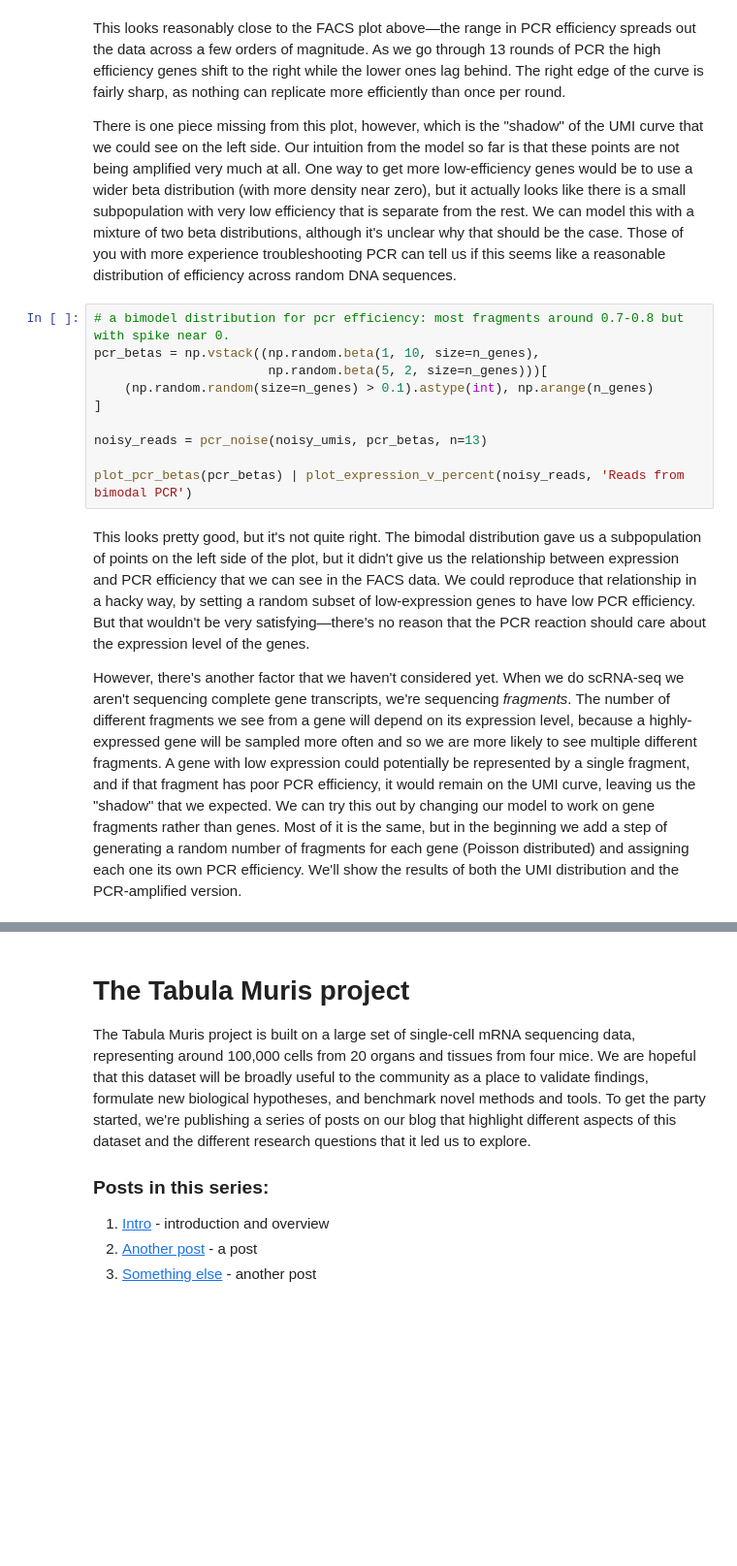
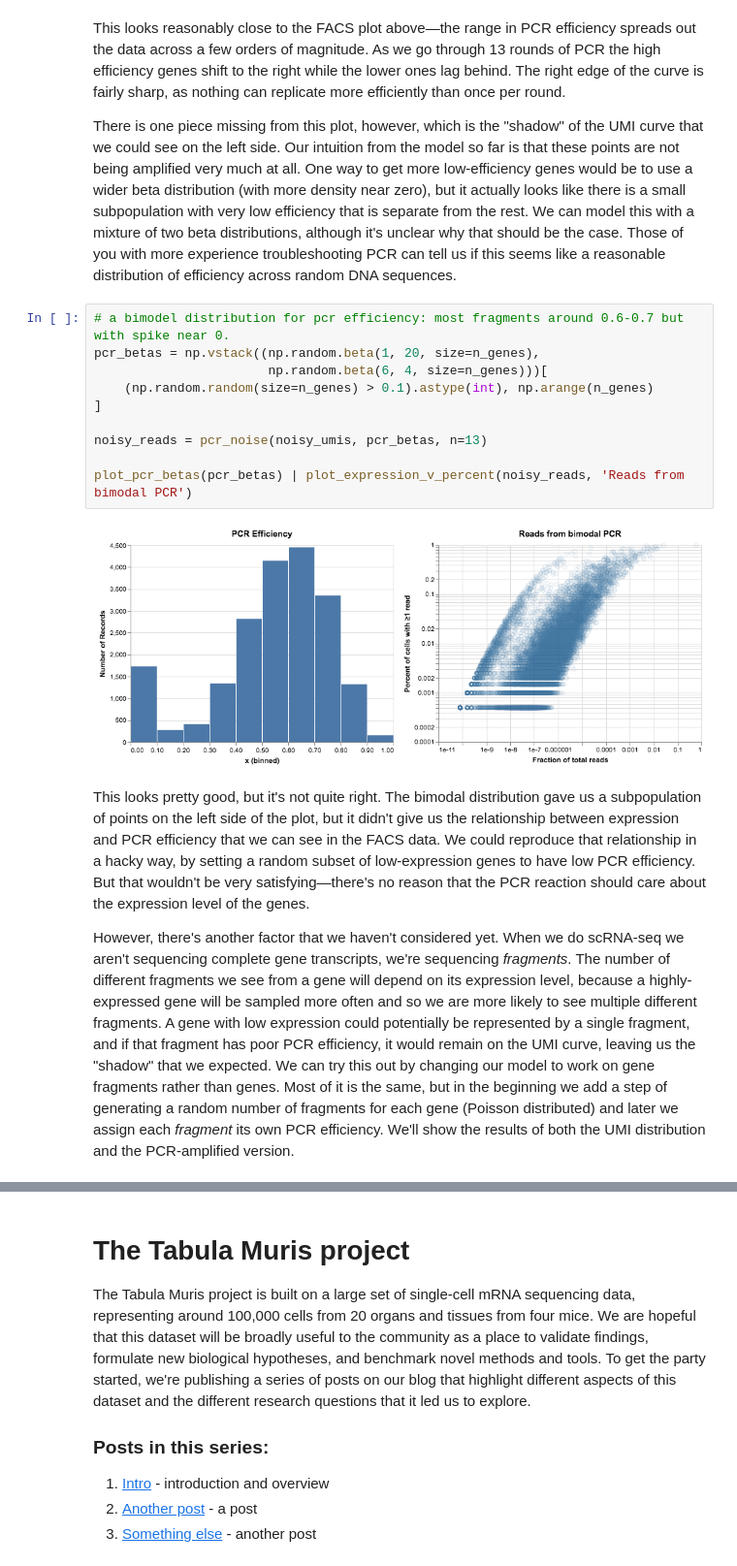
Before and after one commit to czbiohub-sf/tabula-muris-vignettes, a Jupyter notebook: vignettes/pcr_model/blogpost.ipynb, the cells around one changed output, grey strips where cells are left out. Shown at 97% size. Drawn from its saved outputs; the diff is of its cells as text; blank space fills up the shorter version.

Commit message:
most recent version, removed code hiding and html

```diff
--- a/vignettes/pcr_model/blogpost.ipynb
+++ b/vignettes/pcr_model/blogpost.ipynb
@@ -225,19 +222,21 @@ This looks reasonably close to the FACS plot above&mdash;the range in PCR effici
 
 There is one piece missing from this plot, however, which is the "shadow" of the UMI curve that we could see on the left side. Our intuition from the model so far is that these points are not being amplified very much at all. One way to get more low-efficiency genes would be to use a wider beta distribution (with more density near zero), but it actually looks like there is a small subpopulation with very low efficiency that is separate from the rest. We can model this with a mixture of two beta distributions, although it's unclear why that should be the case. Those of you with more experience troubleshooting PCR can tell us if this seems like a reasonable distribution of efficiency across random DNA sequences.
 # %%
-# a bimodel distribution for pcr efficiency: most fragments around 0.7-0.8 but with spike near 0.
-pcr_betas = np.vstack((np.random.beta(1, 10, size=n_genes),
-                       np.random.beta(5, 2, size=n_genes)))[
+# a bimodel distribution for pcr efficiency: most fragments around 0.6-0.7 but with spike near 0.
+pcr_betas = np.vstack((np.random.beta(1, 20, size=n_genes),
+                       np.random.beta(6, 4, size=n_genes)))[
     (np.random.random(size=n_genes) > 0.1).astype(int), np.arange(n_genes)
 ]
 
 noisy_reads = pcr_noise(noisy_umis, pcr_betas, n=13)
 
 plot_pcr_betas(pcr_betas) | plot_expression_v_percent(noisy_reads, 'Reads from bimodal PCR')
+# %% [output]
+[figure, added]
 # %% [markdown]
 This looks pretty good, but it's not quite right. The bimodal distribution gave us a subpopulation of points on the left side of the plot, but it didn't give us the relationship between expression and PCR efficiency that we can see in the FACS data. We could reproduce that relationship in a hacky way, by setting a random subset of low-expression genes to have low PCR efficiency. But that wouldn't be very satisfying&mdash;there's no reason that the PCR reaction should care about the expression level of the genes.
 
-However, there's another factor that we haven't considered yet. When we do scRNA-seq we aren't sequencing complete gene transcripts, we're sequencing _fragments_. The number of different fragments we see from a gene will depend on its expression level, because a highly-expressed gene will be sampled more often and so we are more likely to see multiple different fragments. A gene with low expression could potentially be represented by a single fragment, and if that fragment has poor PCR efficiency, it would remain on the UMI curve, leaving us the "shadow" that we expected. We can try this out by changing our model to work on gene fragments rather than genes. Most of it is the same, but in the beginning we add a step of generating a random number of fragments for each gene (Poisson distributed) and assigning each one its own PCR efficiency. We'll show the results of both the UMI distribution and the PCR-amplified version.
+However, there's another factor that we haven't considered yet. When we do scRNA-seq we aren't sequencing complete gene transcripts, we're sequencing _fragments_. The number of different fragments we see from a gene will depend on its expression level, because a highly-expressed gene will be sampled more often and so we are more likely to see multiple different fragments. A gene with low expression could potentially be represented by a single fragment, and if that fragment has poor PCR efficiency, it would remain on the UMI curve, leaving us the "shadow" that we expected. We can try this out by changing our model to work on gene fragments rather than genes. Most of it is the same, but in the beginning we add a step of generating a random number of fragments for each gene (Poisson distributed) and later we assign each _fragment_ its own PCR efficiency. We'll show the results of both the UMI distribution and the PCR-amplified version.
 # %%
 # random number of possible fragments per gene, poisson distributed
 fragments_per_gene = 1 + np.random.poisson(1, size=n_genes) # add one to ensure ≥1 fragment per gene
```
Also changed, not shown: parts of 18 cells of this notebook, 1 other file.
